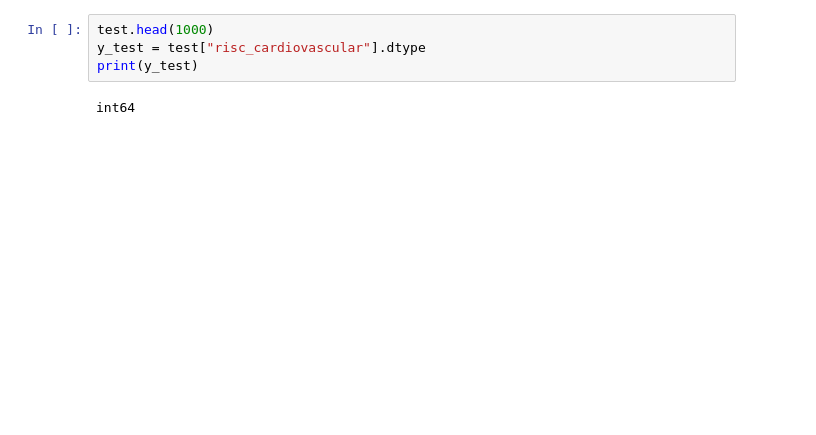
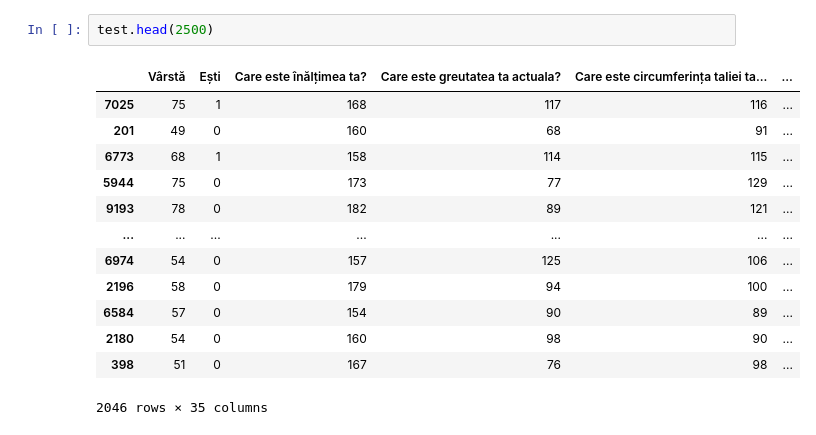
Before and after one commit to AndreiFat/TrainModel, a Jupyter notebook: data/Split Datasets.ipynb, the cells around one changed output. Drawn from its saved outputs; the diff is of its cells as text; blank space fills up the shorter version.

```diff
--- a/data/Split Datasets.ipynb
+++ b/data/Split Datasets.ipynb
@@ -173,6 +216,16 @@ int64
 # %%
-test.head(1000)
-y_test = test["risc_cardiovascular"].dtype
-print(y_test)
+test.head(2500)
 # %% [output]
+|  | Vârstă | Ești | Care este înălțimea ta? | Care este greutatea ta actuala? | Care este circumferința taliei ta... | ... |
+| 7025 | 75 | 1 | 168 | 117 | 116 | ... |
+| 201 | 49 | 0 | 160 | 68 | 91 | ... |
+| 6773 | 68 | 1 | 158 | 114 | 115 | ... |
+| 5944 | 75 | 0 | 173 | 77 | 129 | ... |
+| 9193 | 78 | 0 | 182 | 89 | 121 | ... |
+| ... | ... | ... | ... | ... | ... | ... |
+| 6974 | 54 | 0 | 157 | 125 | 106 | ... |
+| 2196 | 58 | 0 | 179 | 94 | 100 | ... |
+| 6584 | 57 | 0 | 154 | 90 | 89 | ... |
+| 2180 | 54 | 0 | 160 | 98 | 90 | ... |
+| 398 | 51 | 0 | 167 | 76 | 98 | ... |
-int64
+2046 rows × 35 columns
```
Also changed, not shown: parts of 3 cells of this notebook, 33 other files.
